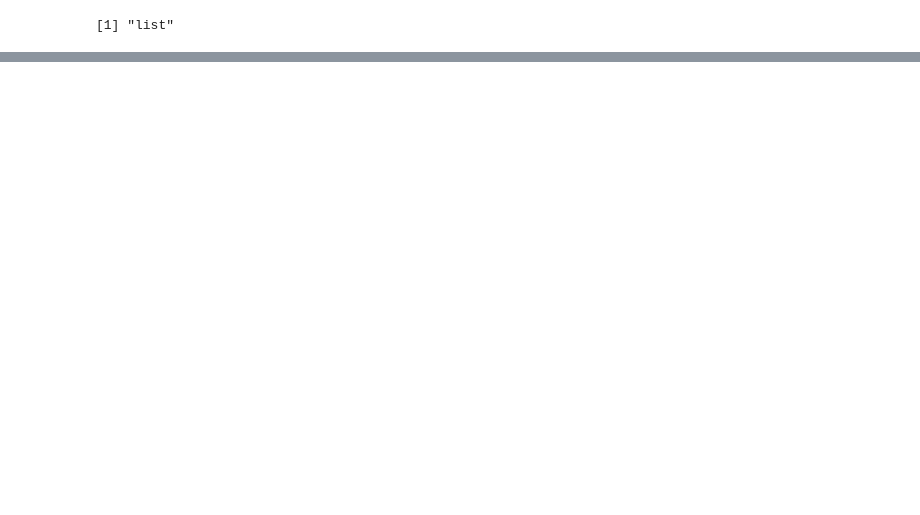
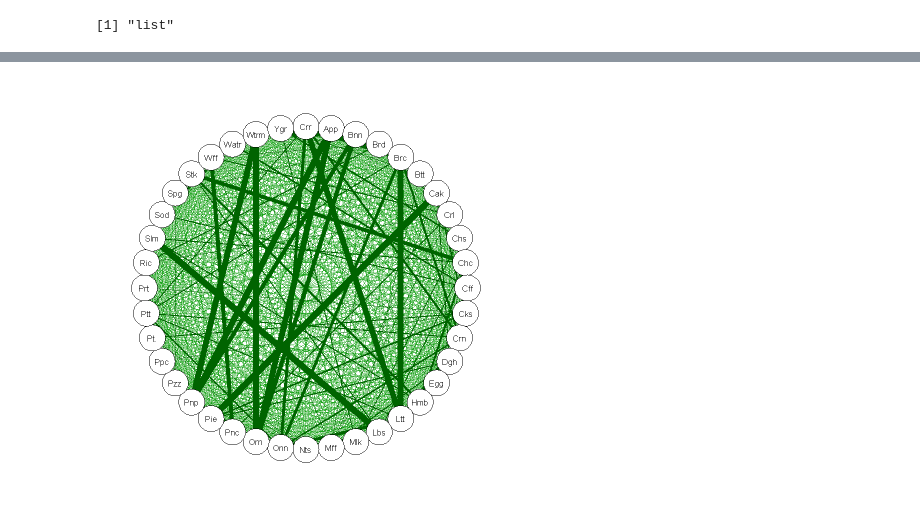
Before and after one commit to fjsaezm/mcd, a Jupyter notebook: GD/E1/Untitled.ipynb, the cells around one changed output, grey strips where cells are left out. Saved outputs shown, nothing was run; the diff lists cells and outputs as text; code cells hidden in the pictures; blank space fills up the shorter version.

```diff
--- a/GD/E1/Untitled.ipynb
+++ b/GD/E1/Untitled.ipynb
@@ -63,0 +105,4 @@ hist(as.numeric(unlist(data)), labels=c(0,1))
+# %%
+qgraph(1/distances)
+# %% [output]
+[figure, added]
```
Also changed, not shown: parts of 7 cells of this notebook, 3 other files.
